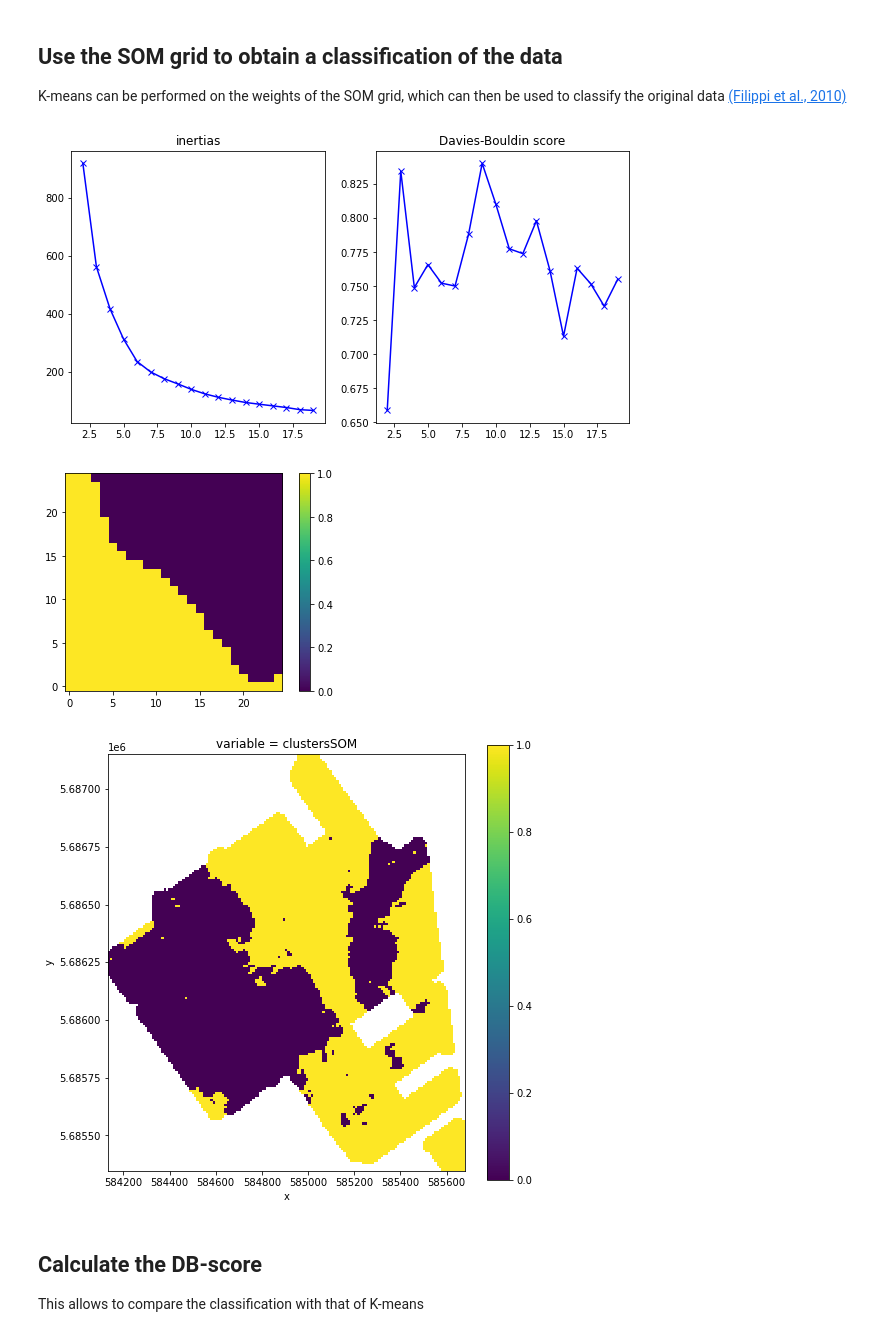
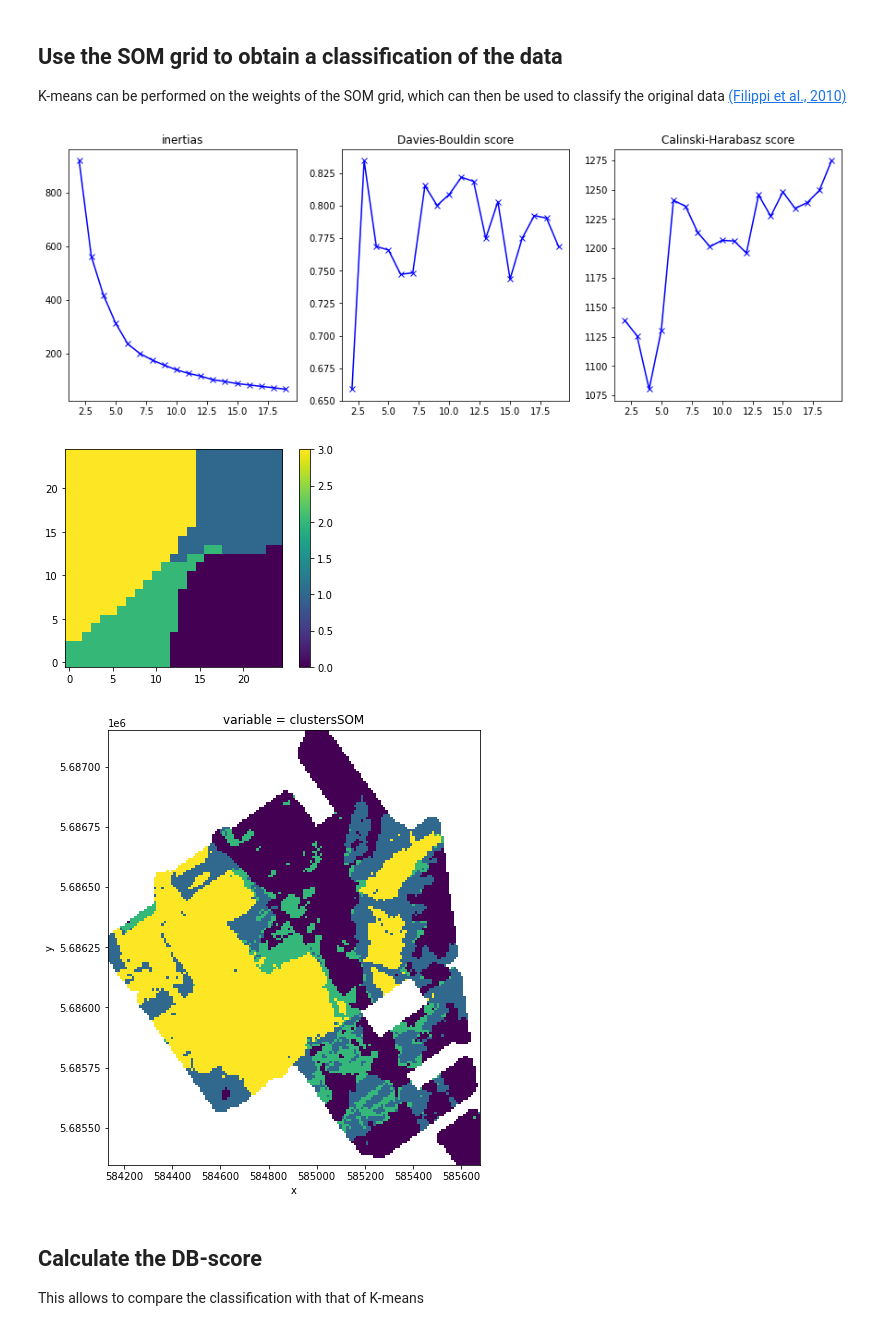
Before and after one commit to drdebivre/Thesis_EMIclass, a Jupyter notebook: 4.SOM.ipynb, the cells around one changed output. Drawn from its saved outputs; the diff is of its cells as text; code cells hidden in the pictures.

Commit message:
Add CH score and change nr clusters

```diff
--- a/4.SOM.ipynb
+++ b/4.SOM.ipynb
@@ -161,34 +161,38 @@ This analysis again points out that the 6 variables are strongly correlated sinc
 K-means can be performed on the weights of the SOM grid, which can then be used to classify the original data [(Filippi et al., 2010)](https://www.intechopen.com/books/self-organizing-maps/self-organizing-map-based-applications-in-remote-sensing)
 # %%
 from sklearn.cluster import KMeans
-from sklearn.metrics import davies_bouldin_score
+from sklearn.metrics import davies_bouldin_score, calinski_harabasz_score
 neurons = som.get_weights().reshape(gridrows*gridcols,6)
 K = range(2,20)
 inertias = []
 DB_score = []
+CH_score = []
 
 for k in K:
     clusterSOM = KMeans(n_clusters=k, random_state=0, n_init=5, init='k-means++').fit(neurons)
     inertias.append(clusterSOM.inertia_)
     labs = clusterSOM.labels_
     DB_score.append(davies_bouldin_score(neurons, labs))
+    CH_score.append(calinski_harabasz_score(neurons, labs))
 
-fig, (ax0, ax1) = plt.subplots(1,2, figsize=(10,5))
+fig, (ax0, ax1, ax2) = plt.subplots(1,3, figsize=(15,5))
 ax0.plot(K, inertias, 'bx-')
 ax0.set_title('inertias')
 ax1.plot(K, DB_score, 'bx-')
 ax1.set_title('Davies-Bouldin score')
+ax2.plot(K, CH_score, 'bx-')
+ax2.set_title('Calinski-Harabasz score')
 plt.show()
 # %% [output]
-[figure, old version]
+[figure, new version]
 # %%
-clusterSOM = KMeans(n_clusters=2, random_state=0, n_init=5, init='k-means++').fit(neurons)
+clusterSOM = KMeans(n_clusters=4, random_state=0, n_init=5, init='k-means++').fit(neurons)
 clusters = clusterSOM.predict(neurons).reshape(gridrows,gridcols)
 plt.imshow(clusters, origin='lower')
 plt.colorbar()
 plt.show()
 # %% [output]
-[figure, old version]
+[figure, new version]
 # %%
 SOM_bmus = np.array(winners)
 
@@ -202,10 +206,10 @@ df_raster['clustersSOM'] = raster_clusters
 xr_clusters = df_raster.to_xarray().transpose('y', 'x')
 
 cl_array = xr_clusters.to_array()
-ax = cl_array.sel(variable='clustersSOM').plot.pcolormesh(figsize=(8,8))
+ax = cl_array.sel(variable='clustersSOM').plot.pcolormesh(figsize=(8,8), add_colorbar=False)
 ax.axes.set_aspect('equal')
 # %% [output]
-[figure, old version]
+[figure, new version]
 # %% [markdown]
 ## Calculate the DB-score
 
```
Also changed, not shown: parts of 2 cells of this notebook.
